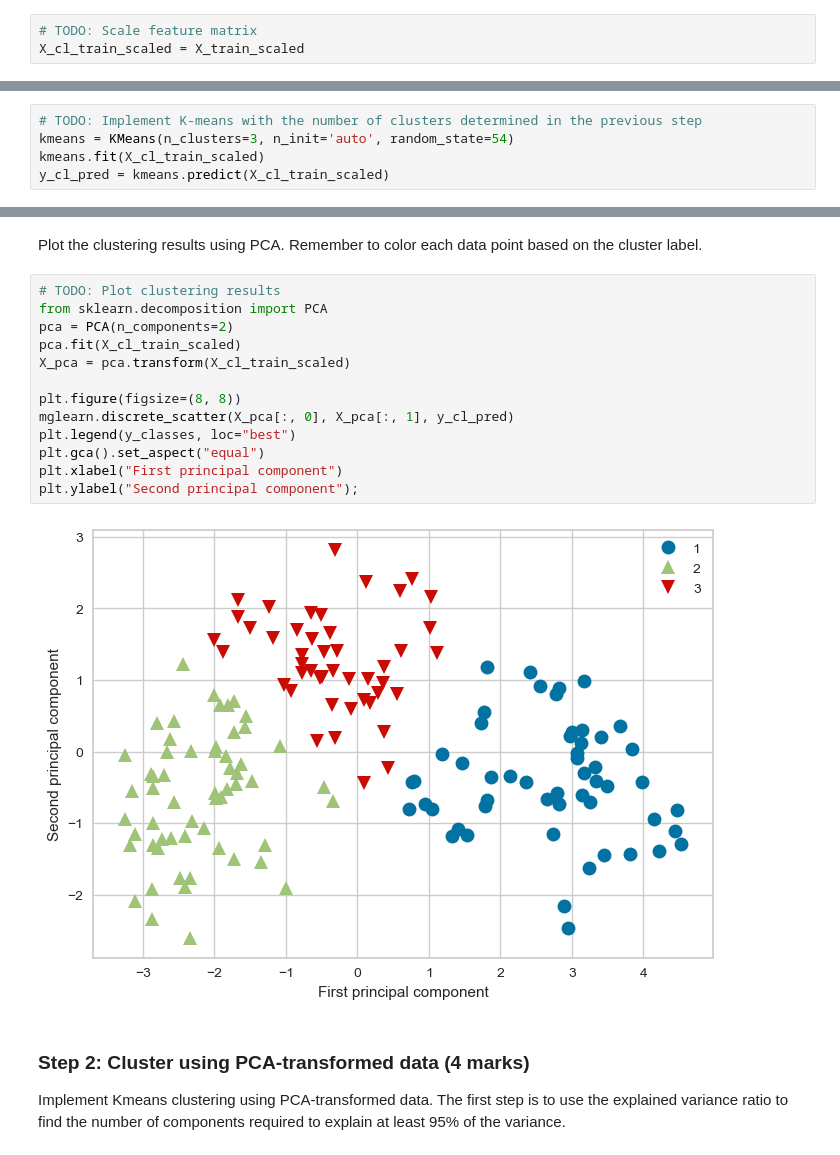
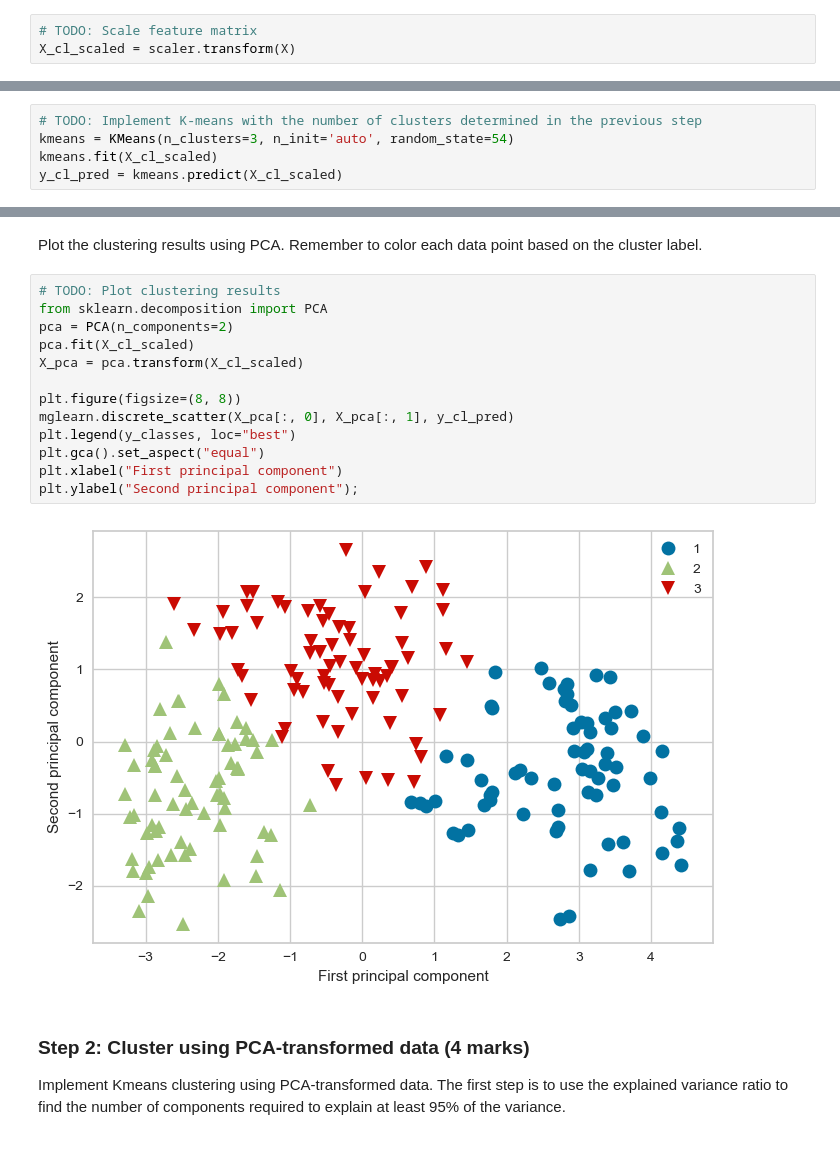
Before and after one commit to CA-Proc/ENSF611-A5, a Jupyter notebook: Assignment 5.ipynb, the cells around one changed output, grey strips where cells are left out. Saved outputs shown, nothing was run; the diff lists cells and outputs as text.

```diff
--- a/Assignment 5.ipynb
+++ b/Assignment 5.ipynb
@@ -161,7 +161,7 @@ The agricultural company approaches you again because they lost all the labels f
 This part of the assignment asks you to implement Kmeans clustering using the orginal feature matrix (after scaling has been performed).
 # %%
 # TODO: Scale feature matrix
-X_cl_train_scaled = X_train_scaled
+X_cl_scaled = scaler.transform(X)
 # %% [markdown]
 The first step is to use the elbow method to determine the optimal number of clusters. In this case, you can use the distortion metric.
 # %%
@@ -184,8 +184,8 @@ Next, implement Kmeans and calculate the following validation metrics:
 # %%
 # TODO: Implement K-means with the number of clusters determined in the previous step
 kmeans = KMeans(n_clusters=3, n_init='auto', random_state=54)
-kmeans.fit(X_cl_train_scaled)
-y_cl_pred = kmeans.predict(X_cl_train_scaled)
+kmeans.fit(X_cl_scaled)
+y_cl_pred = kmeans.predict(X_cl_scaled)
 # %%
 # TODO: Calculate the three different validation metrics
 import warnings
@@ -205,18 +205,18 @@ Plot the clustering results using PCA. Remember to color each data point based o
 # %%
 # TODO: Plot clustering results
 from sklearn.decomposition import PCA
 pca = PCA(n_components=2)
-pca.fit(X_cl_train_scaled)
-X_pca = pca.transform(X_cl_train_scaled)
+pca.fit(X_cl_scaled)
+X_pca = pca.transform(X_cl_scaled)
 
 plt.figure(figsize=(8, 8))
 mglearn.discrete_scatter(X_pca[:, 0], X_pca[:, 1], y_cl_pred)
 plt.legend(y_classes, loc="best")
 plt.gca().set_aspect("equal")
 plt.xlabel("First principal component")
 plt.ylabel("Second principal component");
 # %% [output]
-[figure, old version]
+[figure, new version]
 # %% [markdown]
 ### Step 2: Cluster using PCA-transformed data (4 marks)
 
```
Also changed, not shown: parts of 6 cells of this notebook.
